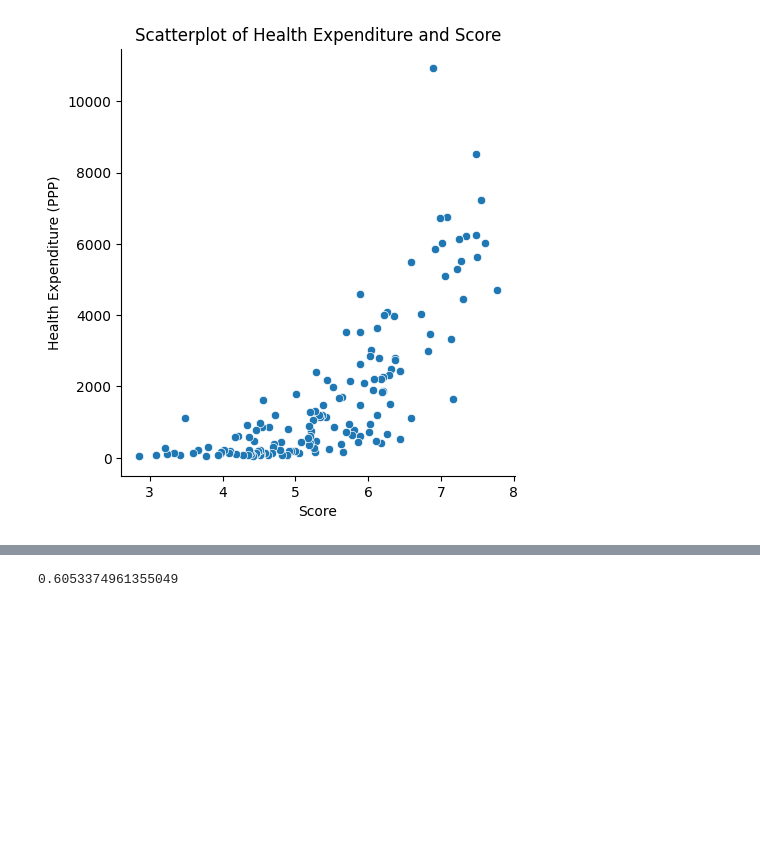
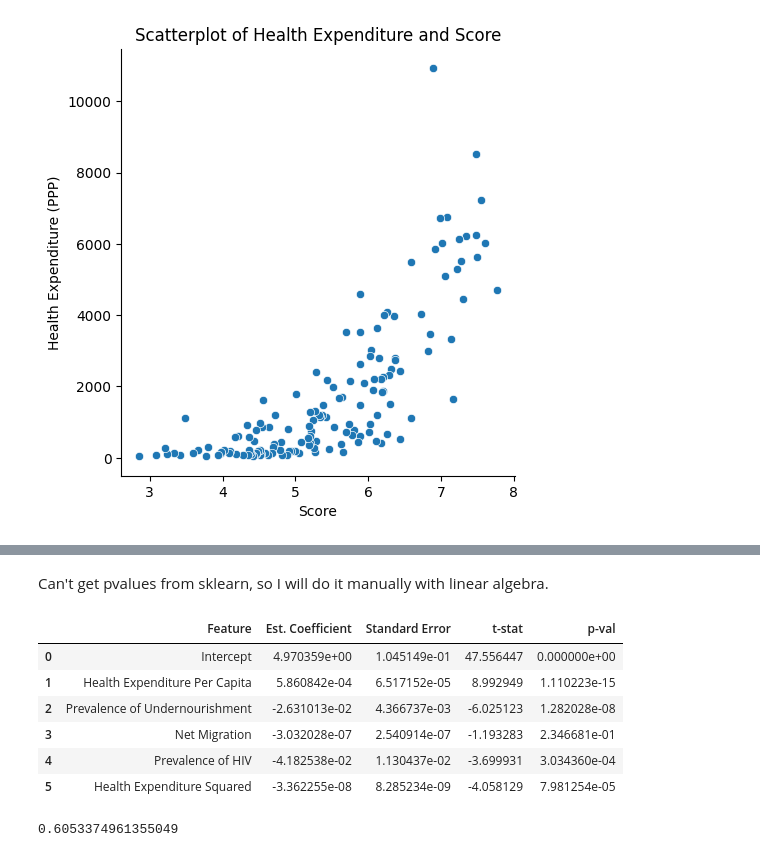
Before and after one commit to alexkato29/CS216-Happiness-Project, a Jupyter notebook: eda.ipynb, the cells around one changed output, grey strips where cells are left out. Saved outputs shown, nothing was run; the diff lists cells and outputs as text; code cells hidden in the pictures; blank space fills up the shorter version.

Commit message:
p-val Regression Coefs

```diff
--- a/eda.ipynb
+++ b/eda.ipynb
@@ -149,3 +150,36 @@ r2_score(y, predicted_ols)
+# %% [markdown]
+Can't get pvalues from sklearn, so I will do it manually with linear algebra.
+# %%
+X_design = pd.DataFrame({"Intercept":np.ones(len(X_imputed))}).join(pd.DataFrame(X_imputed))
+params = np.append(lm.intercept_,lm.coef_)
+mse = (1/y.shape[0]) * (predicted_ols - y.values).T @ (predicted_ols - y.values)
+
+var_beta = mse * (np.linalg.inv(X_design.T @ X_design).diagonal())
+se_beta = np.sqrt(var_b)
+t_stats = params/ se_beta
+
+p_vals = []
+
+for t in t_stats:
+    # phi(-x) + 1 - phi(x) = 2 * (1 - phi(abs(x)))
+    p = 2 * (1 - stats.t.cdf(x=np.abs(t),df=X_design.shape[0] - X_design.shape[1]))
+    p_vals.append(p)
+
+t_test_results = pd.DataFrame()
+t_test_results["Feature"] = X_design.columns
+t_test_results["Est. Coefficient"] = params
+t_test_results["Standard Error"] = se_beta.flatten()
+t_test_results["t-stat"] = t_stats.flatten()
+t_test_results["p-val"] = np.array(p_vals).T
+t_test_results
+# %% [output]
+|  | Feature | Est. Coefficient | Standard Error | t-stat | p-val |
+| 0 | Intercept | 4.970359e+00 | 1.045149e-01 | 47.556447 | 0.000000e+00 |
+| 1 | Health Expenditure Per Capita | 5.860842e-04 | 6.517152e-05 | 8.992949 | 1.110223e-15 |
+| 2 | Prevalence of Undernourishment | -2.631013e-02 | 4.366737e-03 | -6.025123 | 1.282028e-08 |
+| 3 | Net Migration | -3.032028e-07 | 2.540914e-07 | -1.193283 | 2.346681e-01 |
+| 4 | Prevalence of HIV | -4.182538e-02 | 1.130437e-02 | -3.699931 | 3.034360e-04 |
+| 5 | Health Expenditure Squared | -3.362255e-08 | 8.285234e-09 | -4.058129 | 7.981254e-05 |
 # %%
 from sklearn.linear_model import Lasso
 
```
Also changed, not shown: parts of 2 cells of this notebook.
